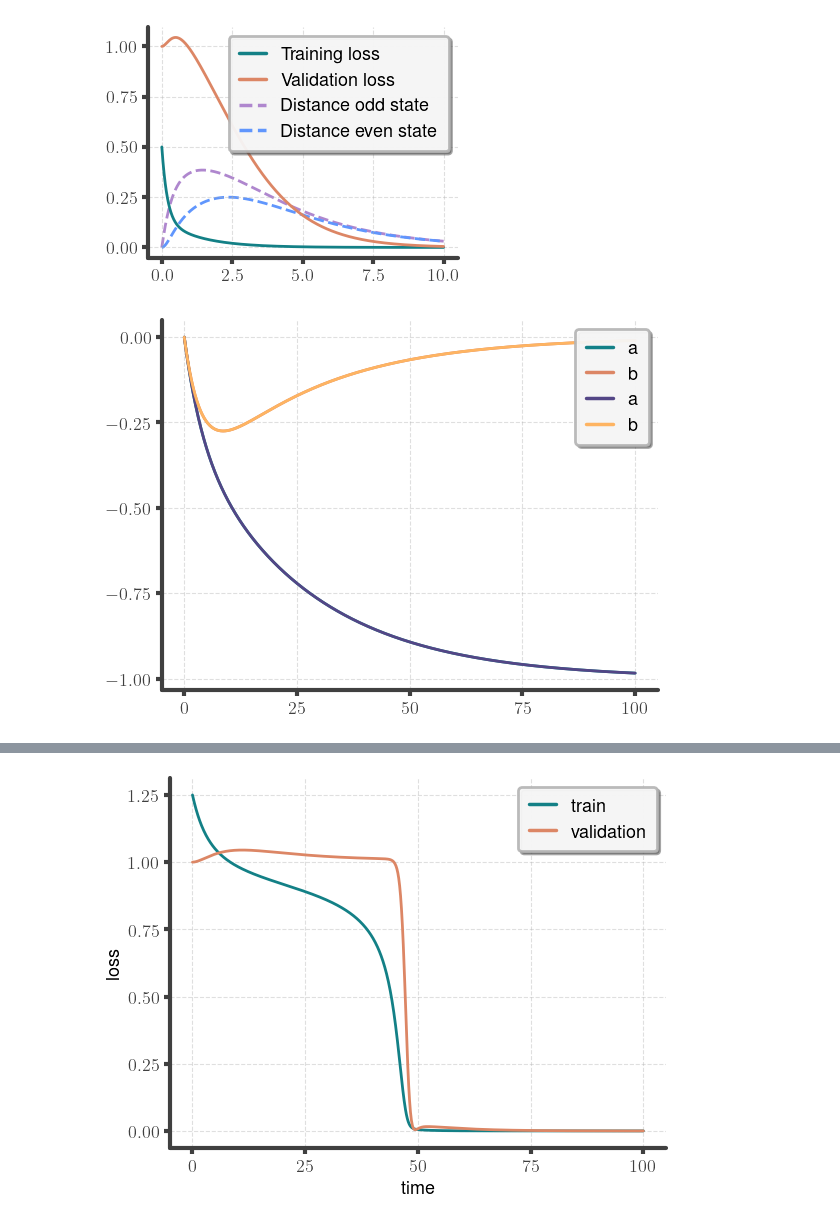
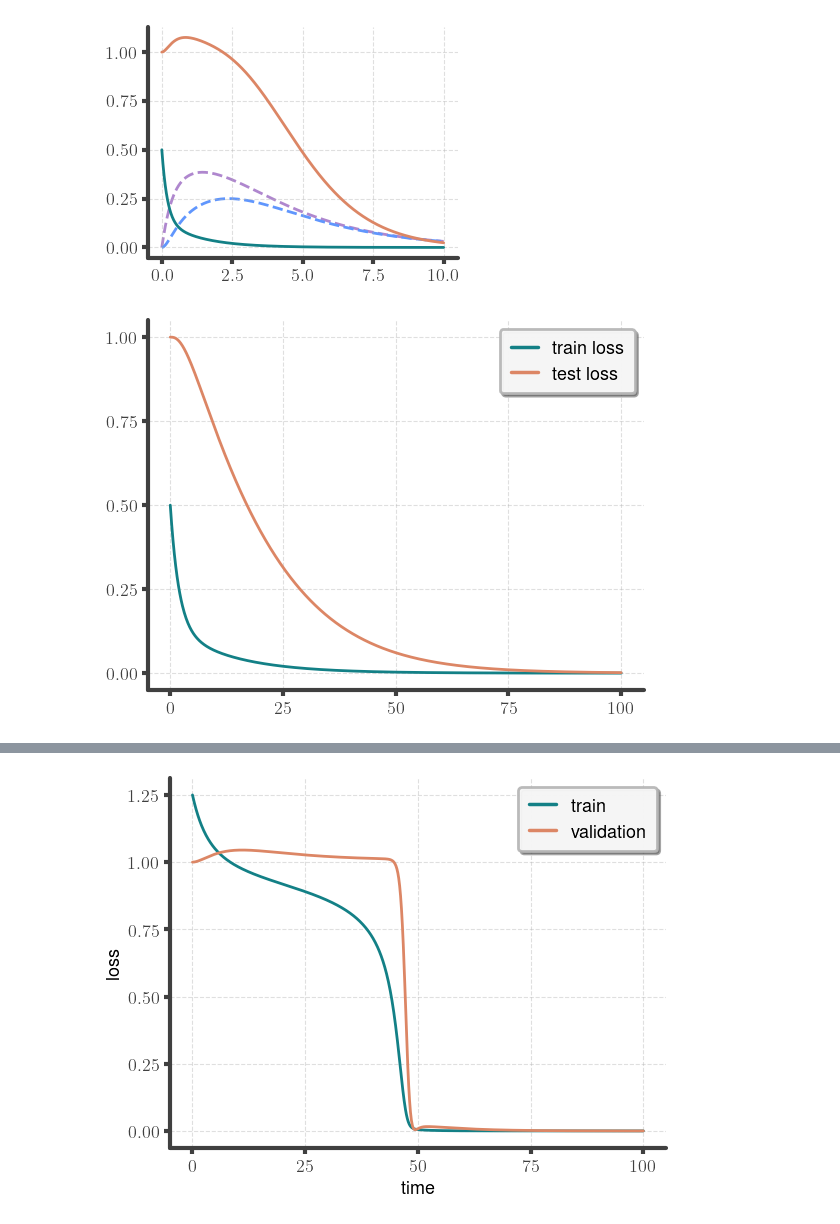
Before and after one commit to loekvanrossem/rnn_structure, a Jupyter notebook: theory/plots.ipynb, the cells around one changed output, grey strips where cells are left out. Cells and saved outputs as stored; diff of their text form; code cells hidden in the pictures.

```diff
--- a/theory/plots.ipynb
+++ b/theory/plots.ipynb
@@ -23,37 +84,37 @@ b = 1 / np.sqrt(5) * np.exp(-1 / 2 * (3 + np.sqrt(5)) * eta * t) - 1 / np.sqrt(
 
 
 train_loss = 0.5 * (b**2 + (a + b + 1) ** 2)
-N = 4  # N needs to be even
+N = 10  # N needs to be even
 test_loss = 0.5 * ((a**N + b - 1) ** 2 + (a ** (N + 1) + b + 1) ** 2)
 
 
 plt.figure(figsize=(4, 3))
 publication.set_color_mixed()
 plt.plot(t, train_loss, label="Training loss")
 plt.plot(t, test_loss, label="Validation loss")
 publication.skip_colors(2)
 # plt.plot(t, a, label="a")
 # plt.plot(t, b, label="b")
 plt.plot(
     t,
     np.abs((a + b) - (a**3 + b)),
     label="Distance odd state",
     linestyle="--",
     zorder=1,
 )
 plt.plot(
     t,
     np.abs((a**2 + b) - (a**4 + b)),
     label="Distance even state",
     linestyle="--",
     zorder=1,
 )
 
 
-plt.legend()
+# plt.legend()
 publication.plt_show(save_path="simple_theory_system")
 # %% [output]
-[figure, old version]
+[figure, new version]
 # %%
 def der(t, z, eta):
     """Right hand side of the 2 data point system."""
@@ -100,15 +161,15 @@ test_loss = 0.5 * ((a**N + b - 1) ** 2 + (a ** (N + 1) + b + 1) ** 2)
 
 # plt.plot(t, a, label="a")
 # plt.plot(t, b, label="b")
-plt.plot(t, a_theory, label="a")
-plt.plot(t, b_theory, label="b")
-# plt.plot(t, train_loss, label="train loss")
-# plt.plot(t, test_loss, label="test loss")
+# plt.plot(t, a_theory, label="a")
+# plt.plot(t, b_theory, label="b")
+plt.plot(t, train_loss, label="train loss")
+plt.plot(t, test_loss, label="test loss")
 
 plt.legend()
 publication.plt_show()
 # %% [output]
-[figure, old version]
+[figure, new version]
 # %%
 t = np.linspace(0, 100, 1000)
 a0 = 0
```
Also changed, not shown: parts of 2 cells of this notebook, 8 other files.
